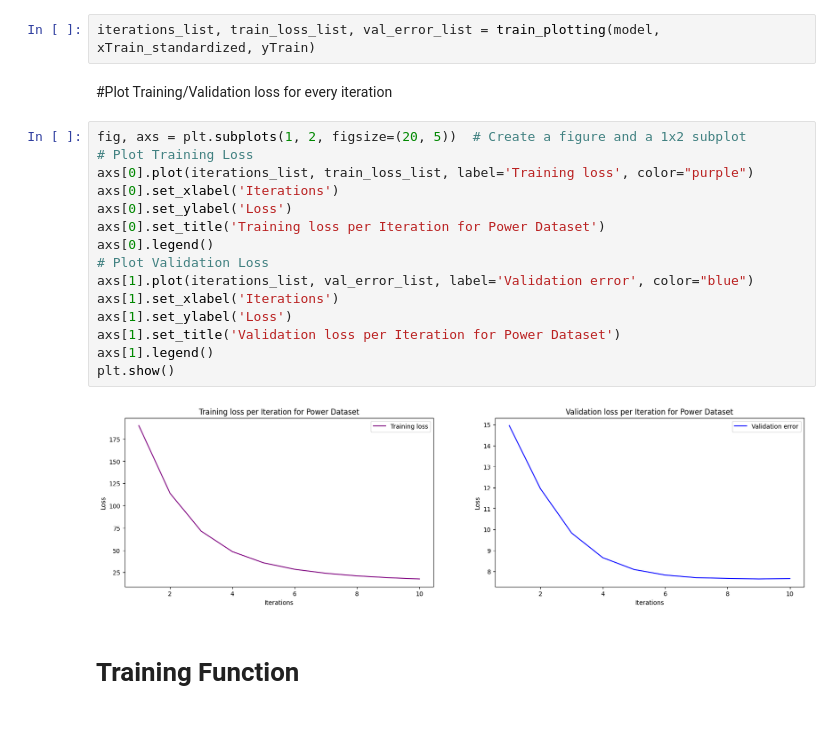
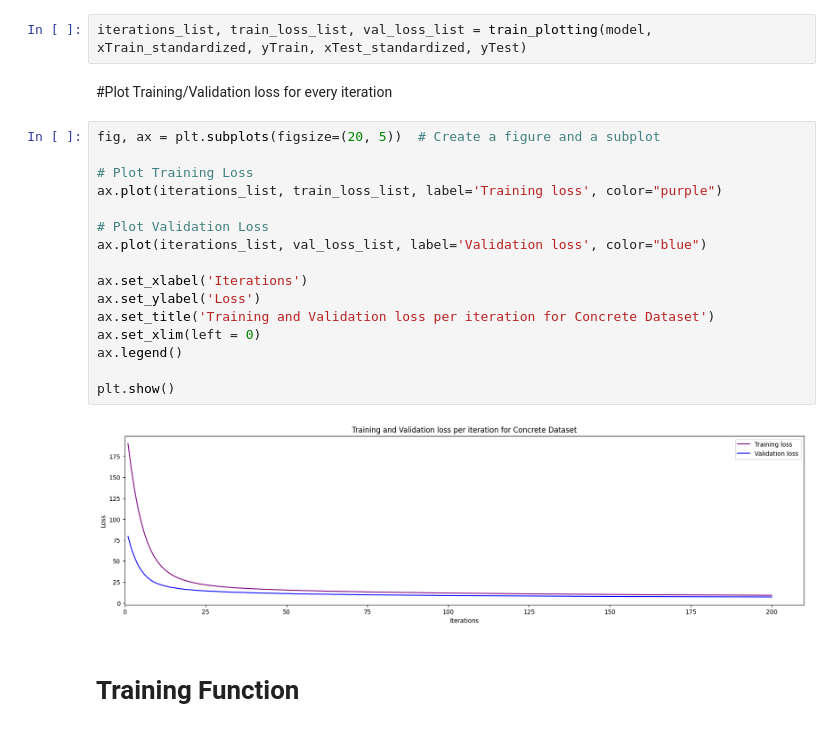
Before and after one commit to Sabelz/Gaussian_Processes_Inducing_Points, a Jupyter notebook: GPs/GPConcrete.ipynb, the cells around one changed output. Cells and saved outputs as stored; diff of their text form.

```diff
--- a/GPs/GPConcrete.ipynb
+++ b/GPs/GPConcrete.ipynb
@@ -173,26 +160,27 @@ def train_plotting(model, xTrain, yTrain): # Train the model on training data: x
 # %% [markdown]
 # Train the model
 # %%
-iterations_list, train_loss_list, val_error_list = train_plotting(model, xTrain_standardized, yTrain)
+iterations_list, train_loss_list, val_loss_list = train_plotting(model, xTrain_standardized, yTrain, xTest_standardized, yTest)
 # %% [markdown]
 #Plot Training/Validation loss for every iteration
 # %%
-fig, axs = plt.subplots(1, 2, figsize=(20, 5))  # Create a figure and a 1x2 subplot
+fig, ax = plt.subplots(figsize=(20, 5))  # Create a figure and a subplot
+
 # Plot Training Loss
-axs[0].plot(iterations_list, train_loss_list, label='Training loss', color="purple")
-axs[0].set_xlabel('Iterations')
-axs[0].set_ylabel('Loss')
-axs[0].set_title('Training loss per Iteration for Power Dataset')
-axs[0].legend()
+ax.plot(iterations_list, train_loss_list, label='Training loss', color="purple")
+
 # Plot Validation Loss
-axs[1].plot(iterations_list, val_error_list, label='Validation error', color="blue")
-axs[1].set_xlabel('Iterations')
-axs[1].set_ylabel('Loss')
-axs[1].set_title('Validation loss per Iteration for Power Dataset')
-axs[1].legend()
+ax.plot(iterations_list, val_loss_list, label='Validation loss', color="blue")
+
+ax.set_xlabel('Iterations')
+ax.set_ylabel('Loss')
+ax.set_title('Training and Validation loss per iteration for Concrete Dataset')
+ax.set_xlim(left = 0)
+ax.legend()
+
 plt.show()
 # %% [output]
-[figure, old version]
+[figure, new version]
 # %% [markdown]
 # Training Function
 # %%
```
Also changed, not shown: parts of 14 cells of this notebook.
